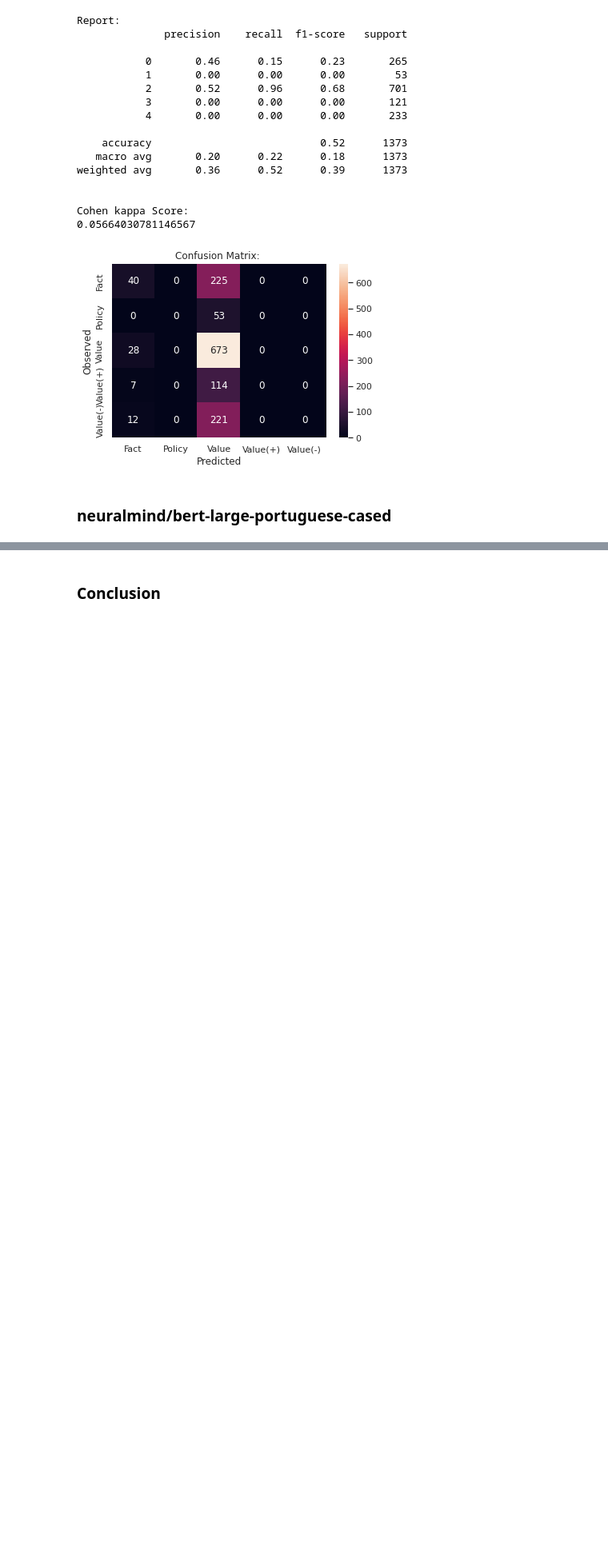
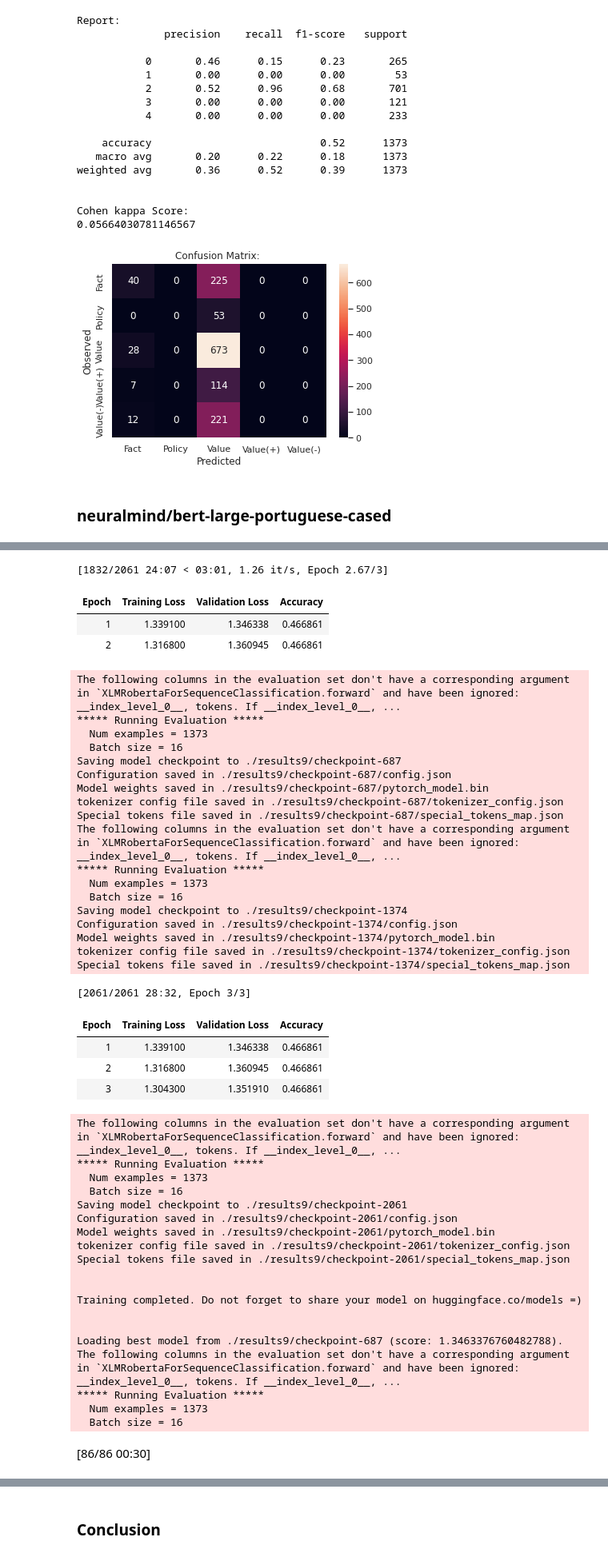
Before and after one commit to claramoreirag/FEUP-NLP-2, a Jupyter notebook: adu_classifier_hugging.ipynb, the cells around one changed output, grey strips where cells are left out. Shown at 80% size. Saved outputs shown, nothing was run; the diff lists cells and outputs as text; code cells hidden in the pictures; blank space fills up the shorter version.

```diff
--- a/adu_classifier_hugging.ipynb
+++ b/adu_classifier_hugging.ipynb
@@ -622,0 +771,7 @@ evaluation(tokenized_dataset['test']['label'],y_pred)
+# %%
+tokenizer = AutoTokenizer.from_pretrained('xlm-roberta-large')
+model =  AutoModelForSequenceClassification.from_pretrained('xlm-roberta-large', num_labels=5)
+
+trainer=create_trainer(model, tokenizer,'./results9')
+run_trainer(trainer,tokenized_dataset["test"])
+# %% [output]
@@ -622,0 +791,47 @@ evaluation(tokenized_dataset['test']['label'],y_pred)
+[1832/2061 24:07 < 03:01, 1.26 it/s, Epoch 2.67/3]
+| Epoch | Training Loss | Validation Loss | Accuracy |
+| 1 | 1.339100 | 1.346338 | 0.466861 |
+| 2 | 1.316800 | 1.360945 | 0.466861 |
+The following columns in the evaluation set don't have a corresponding argument in `XLMRobertaForSequenceClassification.forward` and have been ignored: __index_level_0__, tokens. If __index_level_0__, ...
+***** Running Evaluation *****
+  Num examples = 1373
+  Batch size = 16
+Saving model checkpoint to ./results9/checkpoint-687
+Configuration saved in ./results9/checkpoint-687/config.json
+Model weights saved in ./results9/checkpoint-687/pytorch_model.bin
+tokenizer config file saved in ./results9/checkpoint-687/tokenizer_config.json
+Special tokens file saved in ./results9/checkpoint-687/special_tokens_map.json
+The following columns in the evaluation set don't have a corresponding argument in `XLMRobertaForSequenceClassification.forward` and have been ignored: __index_level_0__, tokens. If __index_level_0__, ...
+***** Running Evaluation *****
+  Num examples = 1373
+  Batch size = 16
+Saving model checkpoint to ./results9/checkpoint-1374
+Configuration saved in ./results9/checkpoint-1374/config.json
+Model weights saved in ./results9/checkpoint-1374/pytorch_model.bin
+tokenizer config file saved in ./results9/checkpoint-1374/tokenizer_config.json
+Special tokens file saved in ./results9/checkpoint-1374/special_tokens_map.json
+[2061/2061 28:32, Epoch 3/3]
+| Epoch | Training Loss | Validation Loss | Accuracy |
+| 1 | 1.339100 | 1.346338 | 0.466861 |
+| 2 | 1.316800 | 1.360945 | 0.466861 |
+| 3 | 1.304300 | 1.351910 | 0.466861 |
+The following columns in the evaluation set don't have a corresponding argument in `XLMRobertaForSequenceClassification.forward` and have been ignored: __index_level_0__, tokens. If __index_level_0__, ...
+***** Running Evaluation *****
+  Num examples = 1373
+  Batch size = 16
+Saving model checkpoint to ./results9/checkpoint-2061
+Configuration saved in ./results9/checkpoint-2061/config.json
+Model weights saved in ./results9/checkpoint-2061/pytorch_model.bin
+tokenizer config file saved in ./results9/checkpoint-2061/tokenizer_config.json
+Special tokens file saved in ./results9/checkpoint-2061/special_tokens_map.json
+
+
+Training completed. Do not forget to share your model on huggingface.co/models =)
+
+
+Loading best model from ./results9/checkpoint-687 (score: 1.3463376760482788).
+The following columns in the evaluation set don't have a corresponding argument in `XLMRobertaForSequenceClassification.forward` and have been ignored: __index_level_0__, tokens. If __index_level_0__, ...
+***** Running Evaluation *****
+  Num examples = 1373
+  Batch size = 16
+[86/86 00:30]
```
Also changed, not shown: parts of 14 cells of this notebook.
